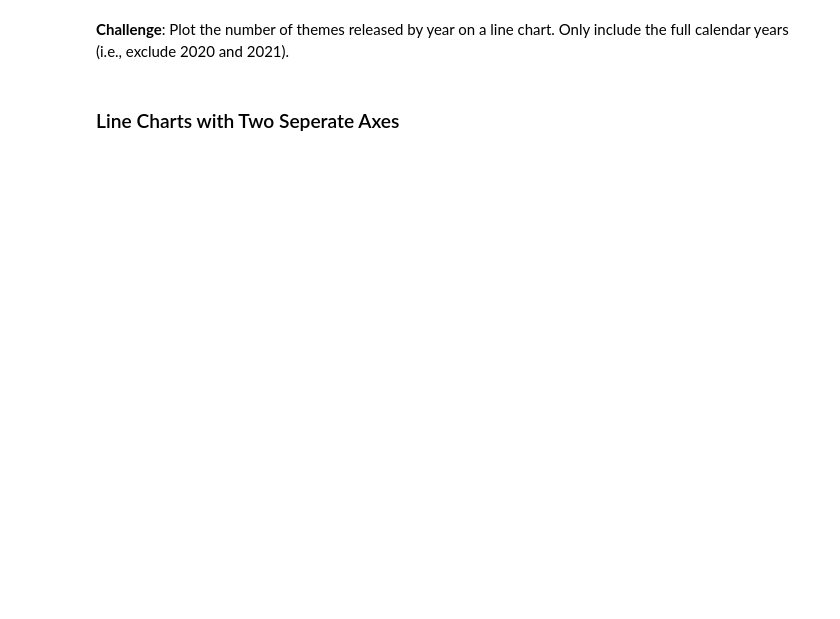
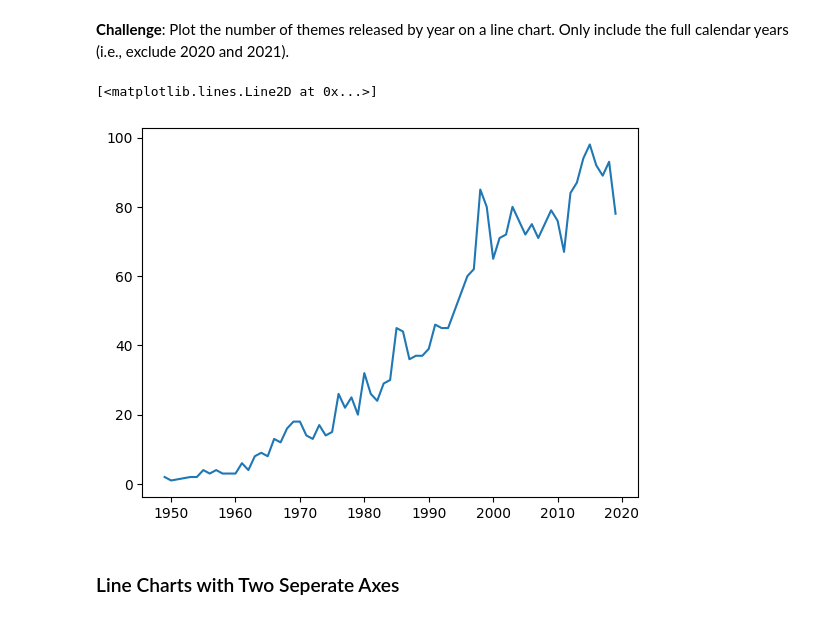
Before and after one commit to Yuguda999/lego, a Jupyter notebook: LEGO Notebook and Data/Lego_Analysis_for_Course_(start).ipynb, the cells around one changed output. Cells and saved outputs as stored; diff of their text form; code cells hidden in the pictures; blank space fills up the shorter version.

```diff
--- a/LEGO Notebook and Data/Lego_Analysis_for_Course_(start).ipynb
+++ b/LEGO Notebook and Data/Lego_Analysis_for_Course_(start).ipynb
@@ -173,0 +154,2 @@ clean_themes = themes.dropna()
+# %%
+themes_by_year = sets_df.groupby('year').agg({'theme_id':pd.Series.nunique})
@@ -173,0 +166,3 @@ clean_themes = themes.dropna()
+# %%
+themes_by_year.rename(columns={'theme_id':'nr_themes'}, inplace=True)
+themes_by_year.head()
@@ -174,4 +177,9 @@ clean_themes = themes.dropna()
 # %% [markdown]
 **Challenge**: Plot the number of themes released by year on a line chart. Only include the full calendar years (i.e., exclude 2020 and 2021).
+# %%
+plt.plot(themes_by_year.index[:-2], themes_by_year.values[:-2])
+# %% [output]
+[<matplotlib.lines.Line2D at 0x...>]
+[figure, added]
 # %% [markdown]
 ### Line Charts with Two Seperate Axes
```
Also changed, not shown: parts of 14 cells of this notebook.
